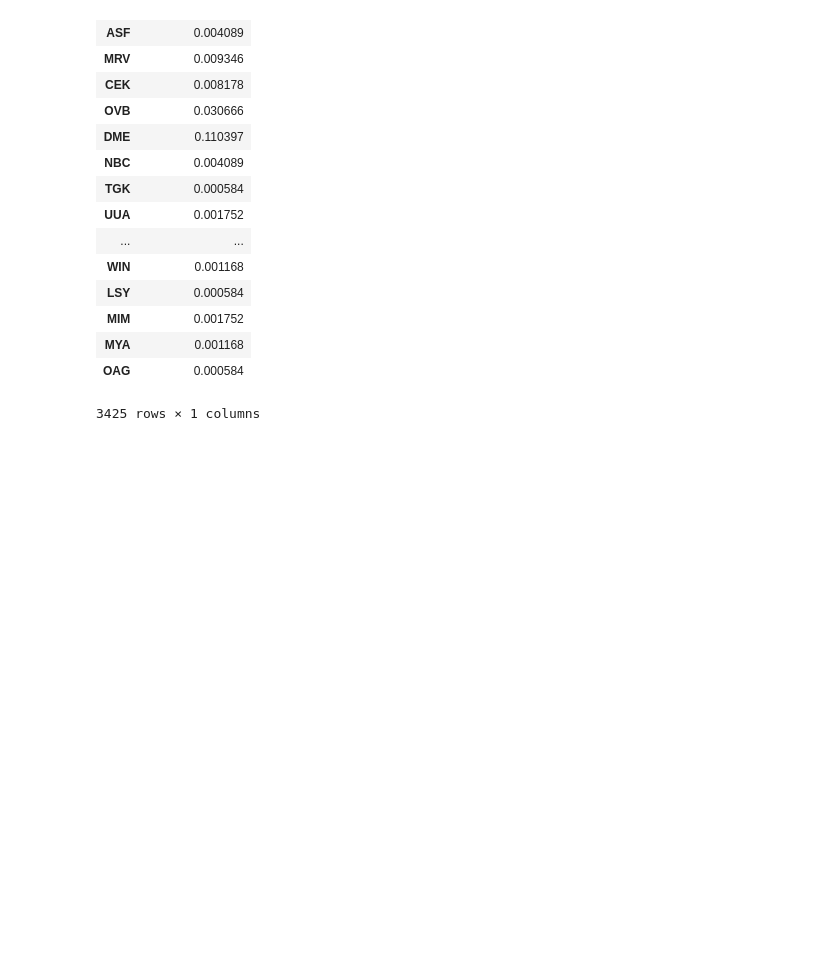
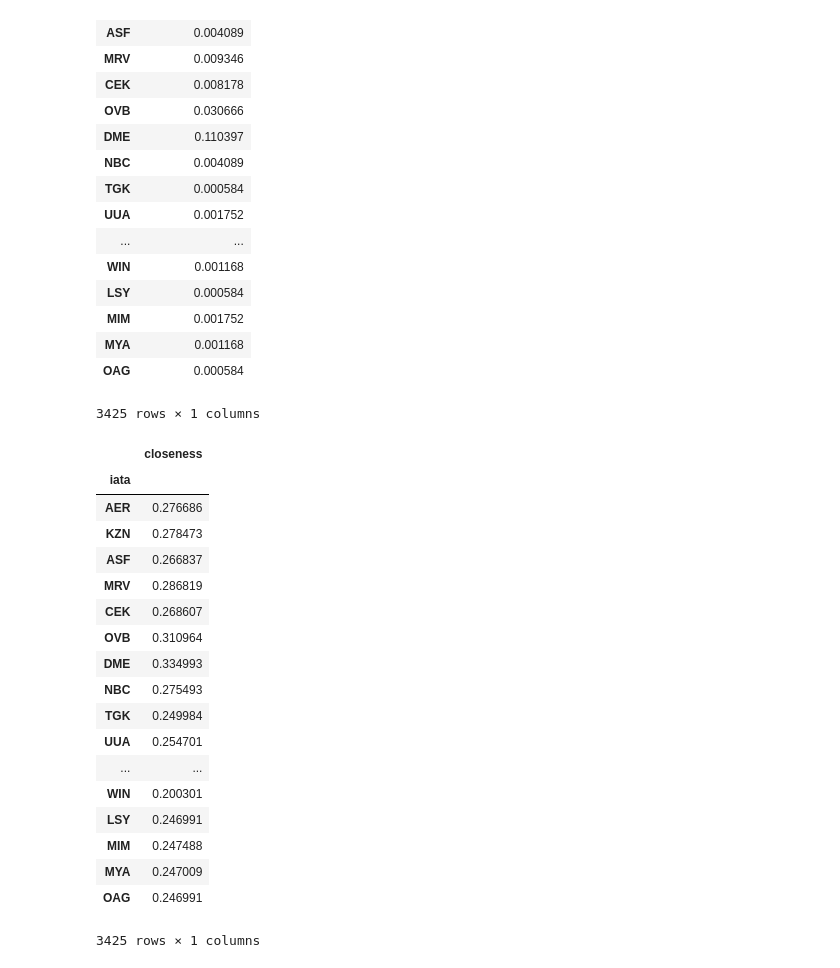
Before and after one commit to benjiao/airports-notebook, a Jupyter notebook: Prepare Airports.ipynb, the cells around one changed output. Drawn from its saved outputs; the diff is of its cells as text; code cells hidden in the pictures; blank space fills up the shorter version.

Commit message:
Added betweenness and closeness

```diff
--- a/Prepare Airports.ipynb
+++ b/Prepare Airports.ipynb
@@ -215,3 +204,27 @@ degree_df
 | MYA | 0.001168 |
 | OAG | 0.000584 |
 3425 rows × 1 columns
+# %%
+closeness = nx.closeness_centrality(G)
+closeness_df = pd.DataFrame([(k, v) for k, v in closeness.items()], columns=['iata', 'closeness']).set_index('iata')
+closeness_df
+# %% [output]
+|  | closeness |
+| iata |  |
+| AER | 0.276686 |
+| KZN | 0.278473 |
+| ASF | 0.266837 |
+| MRV | 0.286819 |
+| CEK | 0.268607 |
+| OVB | 0.310964 |
+| DME | 0.334993 |
+| NBC | 0.275493 |
+| TGK | 0.249984 |
+| UUA | 0.254701 |
+| ... | ... |
+| WIN | 0.200301 |
+| LSY | 0.246991 |
+| MIM | 0.247488 |
+| MYA | 0.247009 |
+| OAG | 0.246991 |
+3425 rows × 1 columns
```
Also changed, not shown: parts of 5 cells of this notebook, 1 other file.
